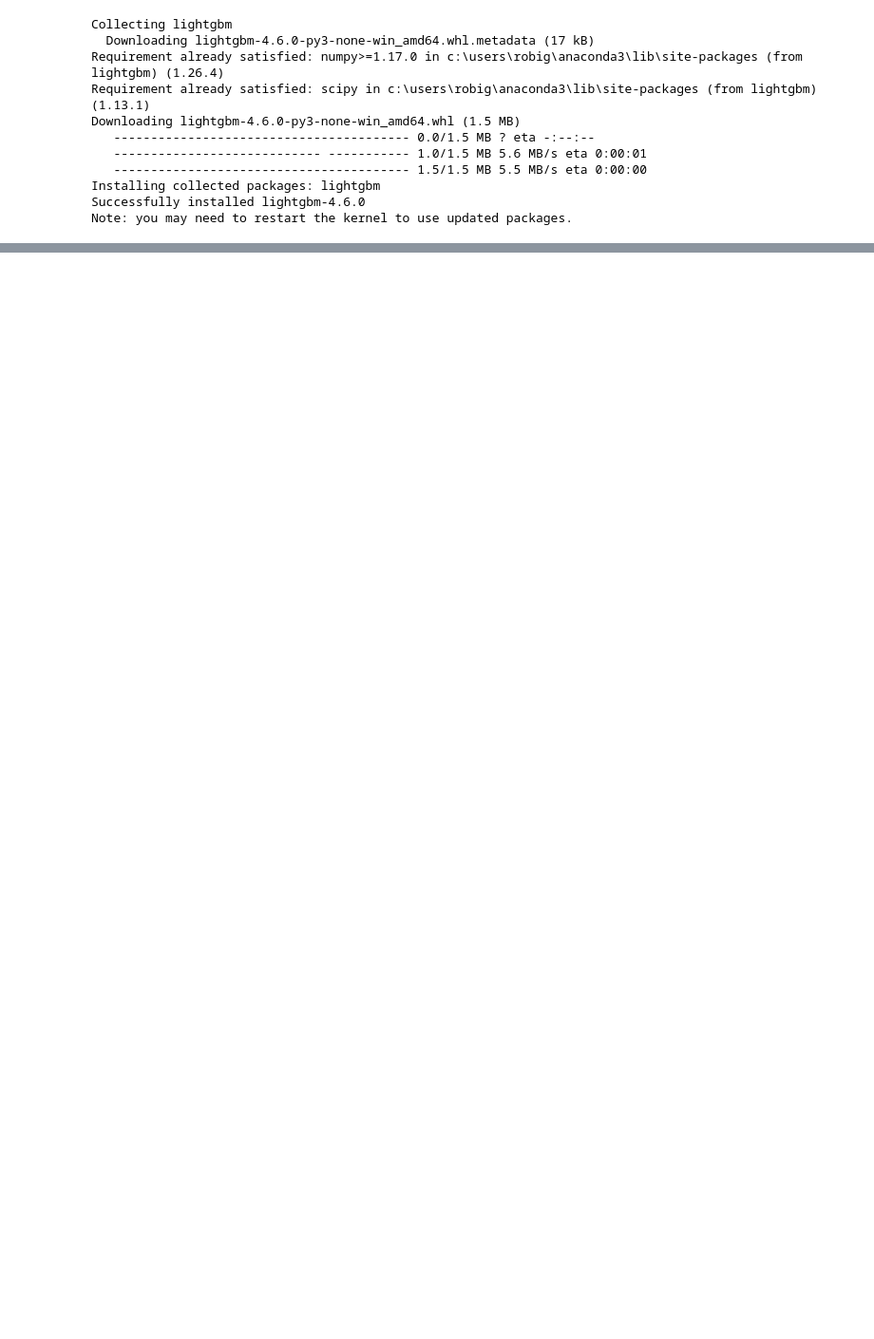
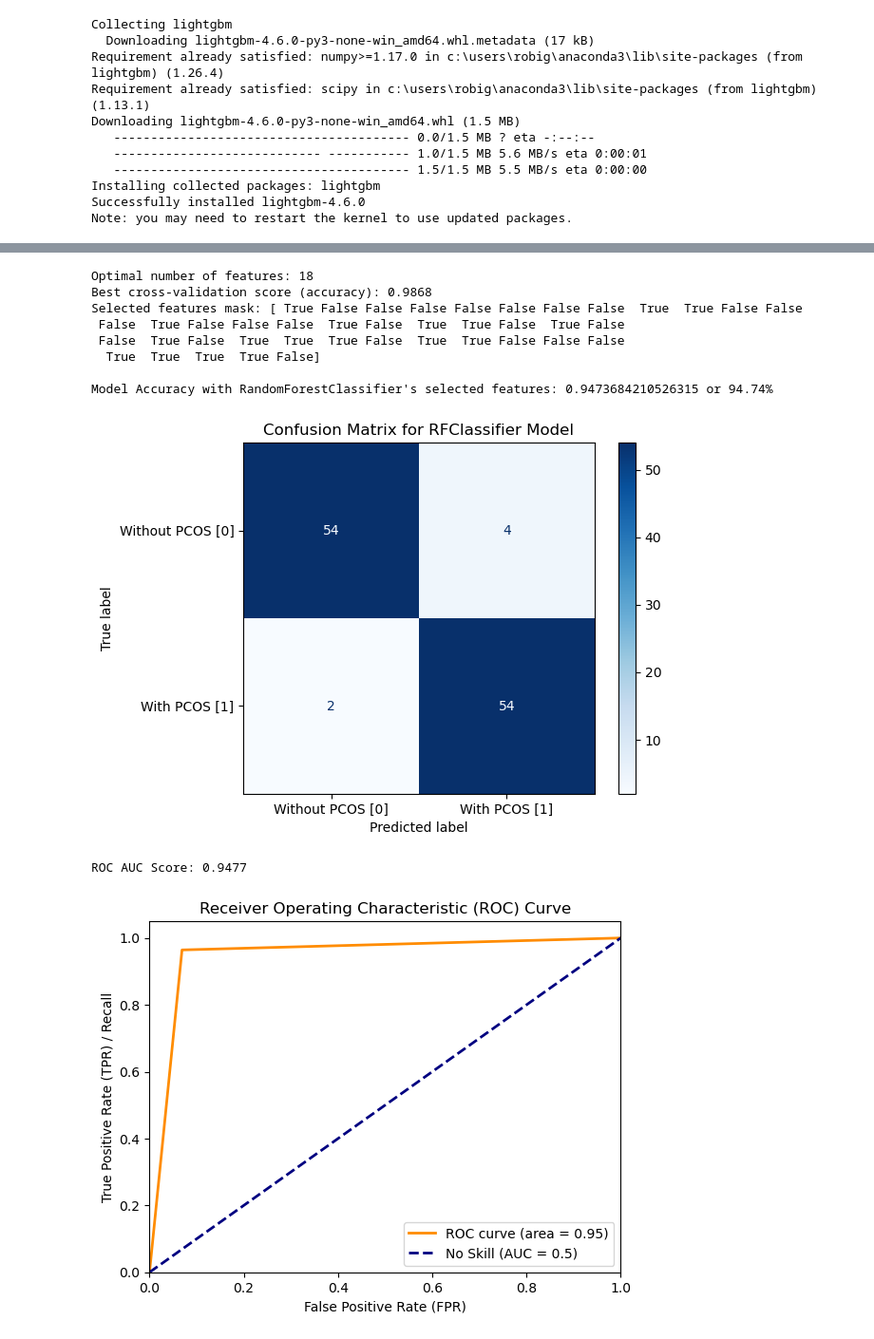
Before and after one commit to gervsquare/RACG-Capstone-Project-2025, a Jupyter notebook: src/main.ipynb, the cells around one changed output, grey strips where cells are left out. Shown at 95% size. Saved outputs shown, nothing was run; the diff lists cells and outputs as text; code cells hidden in the pictures; blank space fills up the shorter version.

```diff
--- a/src/main.ipynb
+++ b/src/main.ipynb
@@ -552,0 +576,15 @@ Name: selection_rate, dtype: float64
+# %%
+from RFC_confMat import RFClassifier_confusion_matrix
+RFClassifier_confusion_matrix(X_train, X_test, y_train, y_test)
+# %% [output]
+Optimal number of features: 18
+Best cross-validation score (accuracy): 0.9868
+Selected features mask: [ True False False False False False False False  True  True False False
+ False  True False False False  True False  True  True False  True False
+ False  True False  True  True  True False  True  True False False False
+  True  True  True  True False]
+
+Model Accuracy with RandomForestClassifier's selected features: 0.9473684210526315 or 94.74%
+[figure, added]
+ROC AUC Score: 0.9477
+[figure, added]
```
Also changed, not shown: parts of 7 cells of this notebook.
